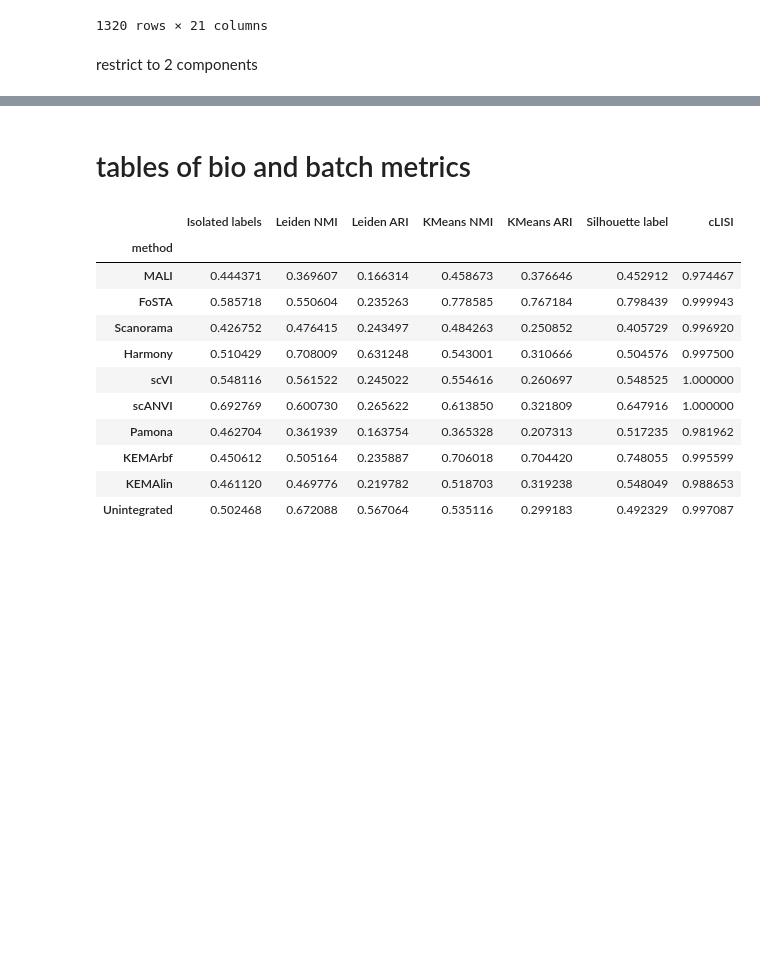
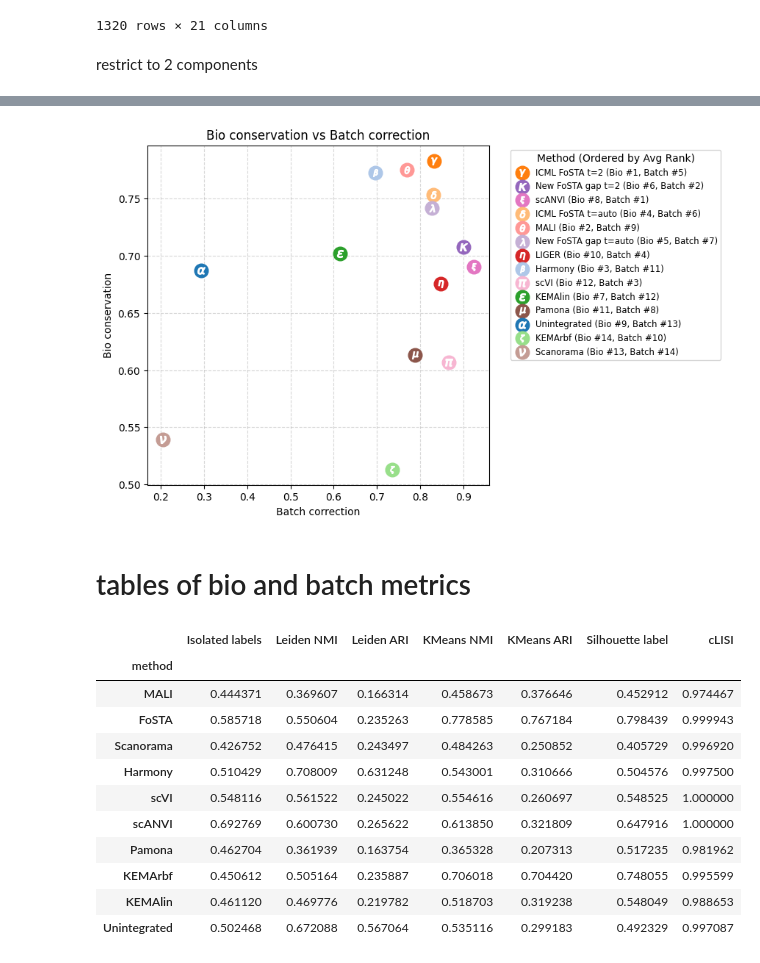
Before and after one commit to aumona/FoSTA-experiments, a Jupyter notebook: notebooks/summarize_results_batches.ipynb, the cells around one changed output, grey strips where cells are left out. Drawn from its saved outputs; the diff is of its cells as text; code cells hidden in the pictures; blank space fills up the shorter version.

```diff
--- a/notebooks/summarize_results_batches.ipynb
+++ b/notebooks/summarize_results_batches.ipynb
@@ -37,34 +44,28 @@ create a new summary df based on aggregating the dfs in the n_comp subfolders
 # %% [markdown]
 # Fake batches data
 # %%
-results_name= "simulated_batches"
-exp =f"{results_name}/9119203"
-# exp = f"{results_name}_1000_trees"
-
-
-
-batch = 4
-results_path = f"{scratch_path}/results/{exp}/{batch}"
-save_path = f"{scratch_path}/results/{exp}/{batch}"
+# load results
+exp_name = "simulated_batches"
+results_name = "simulated_batches"
 
 # load results
-results_df = pd.read_csv(f"{results_path}/{results_name}_results.csv")
+results_df = pd.read_csv(f"{save_path}/{exp_name}_results.csv")
 
 
 metric_type = results_df.loc[results_df["method"] == "Metric Type"]
-metric_type = metric_type.drop(columns=['method', "noise_std", "dropout_prob"]).drop_duplicates()
+metric_type = metric_type.drop(columns=['method', "noise", "dropout"]).drop_duplicates()
 results_df = results_df.loc[results_df["method"] != "Metric Type"]
 
 # # convert relevant columns to numeric
-num_cols = results_df.columns.difference(['method', 'noise_std', 'dropout_prob'])
+num_cols = results_df.columns.difference(['method', 'noise', 'dropout'])
 results_df[num_cols] = results_df[num_cols].apply(pd.to_numeric, errors='coerce')
 
-noise_dropout_cols = ['noise_std', 'dropout_prob']
+noise_dropout_cols = ['noise', 'dropout']
 results_df[noise_dropout_cols] = results_df[noise_dropout_cols].apply(pd.to_numeric, errors='coerce')
 
 
 # results_df = results_df.drop(0, axis = 0) # remove one run from debugging
-results_df.drop_duplicates(subset=['n_components','method', 'noise_std', 'dropout_prob'], keep='last', inplace=True)
+results_df.drop_duplicates(subset=['n_components','method', 'noise', 'dropout'], keep='last', inplace=True)
 
 
 # delete rows where n_components is NA
@@ -159,3 +177,7 @@ results_df = results_df.loc[results_df["n_components"] == 2]
+# %%
+plot_bio_vs_batch_correction_markers(results_df)
+# %% [output]
+[figure, added]
 # %% [markdown]
 # tables of bio and batch metrics
 # %%
```
Also changed, not shown: parts of 11 cells of this notebook, 2 other files.
